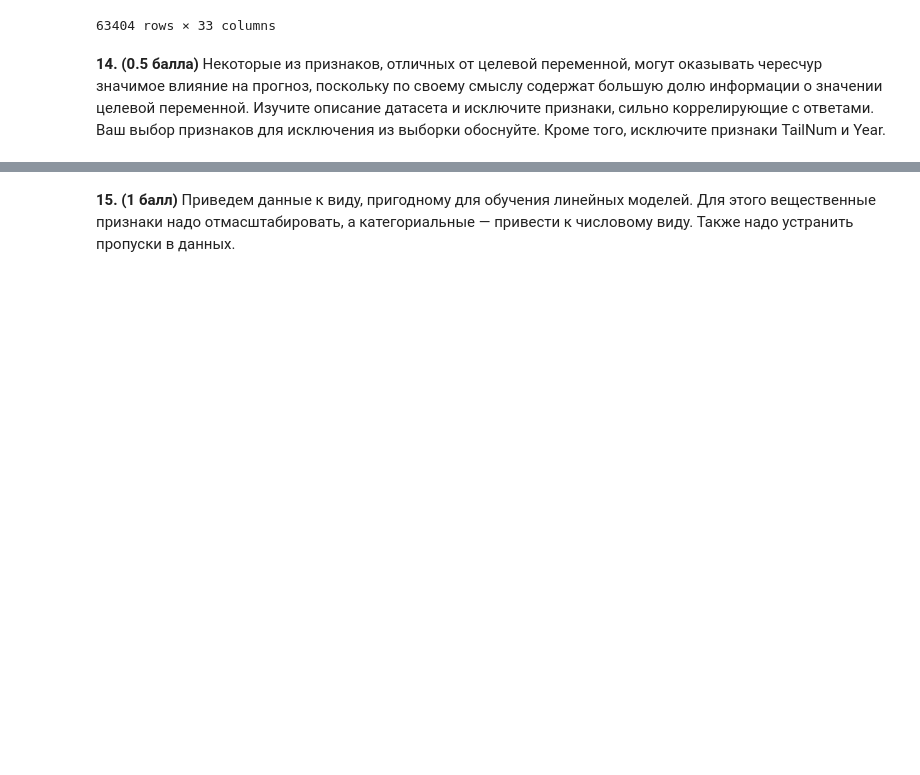
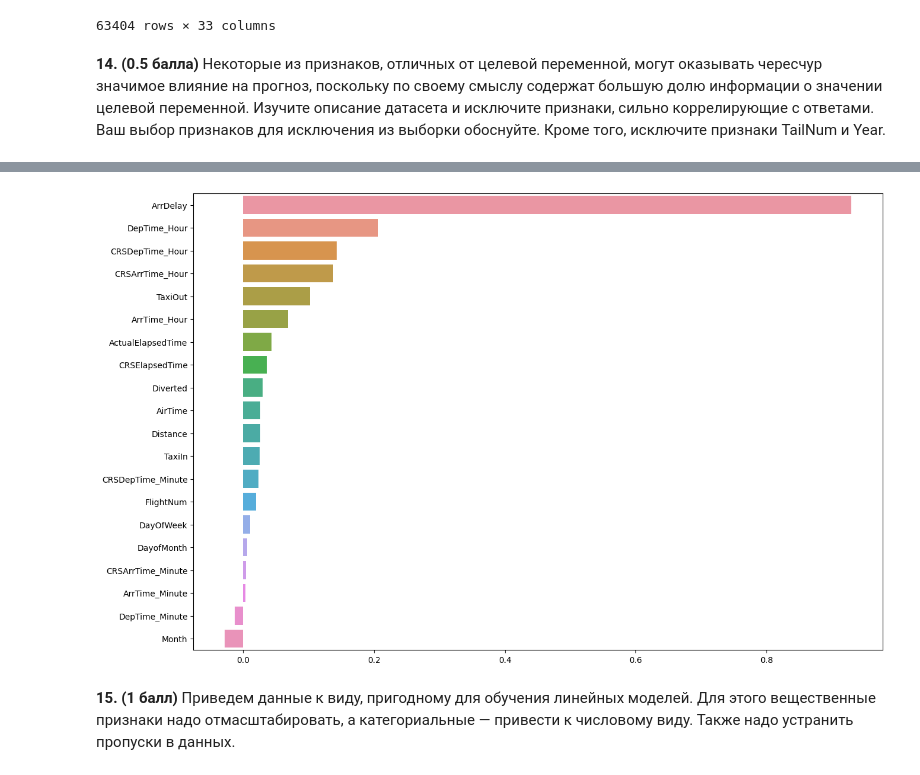
Before and after one commit to h3avydirtysoul/MachineLearning2023, a Jupyter notebook: homework02/homework-practice-02-linregr.ipynb, the cells around one changed output, grey strips where cells are left out. Cells and saved outputs as stored; diff of their text form; code cells hidden in the pictures; blank space fills up the shorter version.

```diff
--- a/homework02/homework-practice-02-linregr.ipynb
+++ b/homework02/homework-practice-02-linregr.ipynb
@@ -392,0 +416,9 @@ data
+# %%
+data_cleaned = data.dropna(subset=['DepDelay'])
+data_cleaned = data_cleaned[data_cleaned['DepDelay'] != 0]
+
+# data_cleaned = data_cleaned.drop([''], axis=1)
+
+depdelay = data_cleaned['DepDelay']
+
+data_cleaned
@@ -463,0 +483,31 @@ Successfully installed seaborn-0.12.2
+# %%
+data_cleaned.drop(columns = ["CarrierDelay", "WeatherDelay", "NASDelay", "SecurityDelay",\
+                      "LateAircraftDelay", "Cancelled", \
+                      "CancellationCode", "Year", "TailNum"], inplace = True)
+# %%
+from sklearn.model_selection import train_test_split
+
+y = data_cleaned["DepDelay"]
+X = data_cleaned.drop(columns=["DepDelay"])
+
+X_train, X_test, y_train, y_test = train_test_split(X, y, test_size=0.3, random_state=10)
+# %%
+numeric_data = X_train.select_dtypes([np.number])
+numeric_data_mean = numeric_data.mean()
+numeric_features = numeric_data.columns
+
+X_train = X_train.fillna(numeric_data_mean)
+X_test = X_test.fillna(numeric_data_mean)
+
+correlations = {
+    feature: np.corrcoef(X_train[feature], y_train)[0][1]
+    for feature in numeric_features
+}
+sorted_correlations = sorted(correlations.items(), key=lambda x: x[1], reverse=True)
+features_order = [x[0] for x in sorted_correlations]
+correlations = [x[1] for x in sorted_correlations]
+
+plot = sns.barplot(y=features_order, x=correlations)
+plot.figure.set_size_inches(15, 10)
+# %% [output]
+[figure, added]
```
Also changed, not shown: parts of 49 cells of this notebook, 2 other files.
